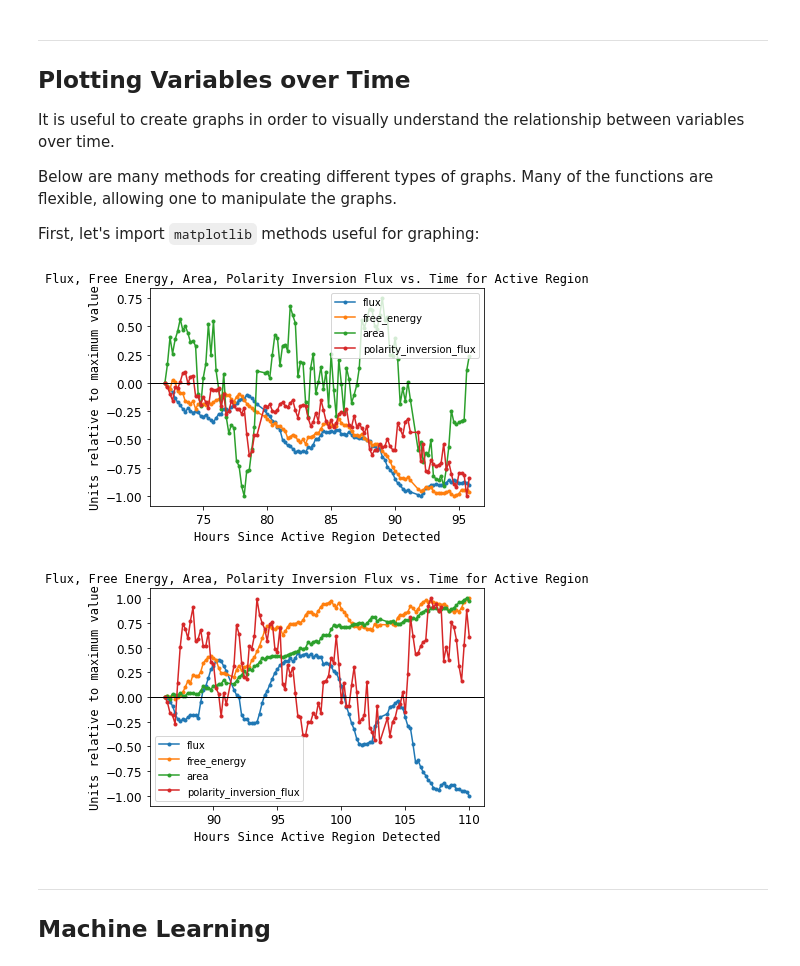
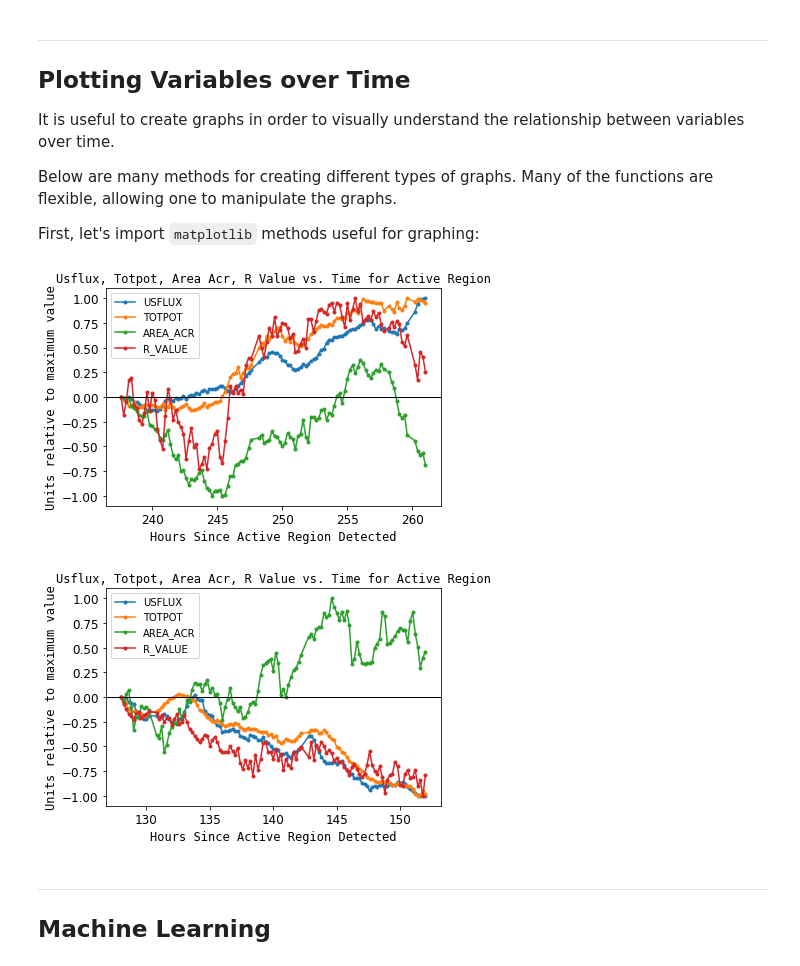
Before and after one commit to lucaspauker/hmi-time-series-analysis, a Jupyter notebook: time_series_data_analysis.ipynb, the cells around one changed output. Saved outputs shown, nothing was run; the diff lists cells and outputs as text; code cells hidden in the pictures.

Commit message:
Working notebook with all data outputted

```diff
--- a/time_series_data_analysis.ipynb
+++ b/time_series_data_analysis.ipynb
@@ -183,3 +153,17 @@ def read_data(harp_id):
+# %%
+def read_data(harp_id):
+    '''This method reads the data from ./data/[harp_id].csv, and returns a pandas
+    DataFrame with two columns: time since the beginning of the active region data,
+    and unsigned flux.
+    '''
+    filename = './data/' + str(harp_id) + '.csv'
+    df = pandas.read_csv(filename)
+    df.TRUE_TIME = df.TRUE_TIME.map(convert_tai_to_datetime)
+    for i, row in df.iterrows():
+        if 'MISSING' in row.values:
+            df = df.drop(i)
+    df = df.reset_index()
+    return df
 # %%
 def get_flare_data_from_database(t_start, t_end, min_event):
     '''This helper method accesses data from the GOES database. It returns
@@ -363,20 +347,18 @@ def get_segmented_data(harp_ids, flare_data, flare_time_dict, n=None,
         n = len(flare_data) * 5  # Pick a large number
         num_samples_per_datapoint = 10 # Number of negative samples from each region
 
-    def get_data_point(time_data, flare_time):
-        '''Given a harp_id, returns a dictionary with following keys: time, flux,
-        free energy, area, and polarity_inversion_line, mapping each to the values
-        corresponding to the harp_id.
+    def get_data_point(keys, flare_time):
+        '''Given the keys data and a flare time, returns a dictionary with SHARP
+        variables as keys, mapping each to the values corresponding to the harp_id.
+        The data is given for all data points num_hours before the flare_time.
         '''
         data_point = []
-        for i, time in enumerate(time_data):
+        #print(keys)
+        for i, time in enumerate(keys.TIME):
             if time <= flare_time and time >= flare_time - num_hours:
-                data_point.append({'time': time,
-                                   'flux': keys.USFLUX[i],
-                                   'free_energy': keys.TOTPOT[i],
-                                   'area': keys.AREA_ACR[i],
-                                   'polarity_inversion_flux': keys.R_VALUE[i]})
-        if not data_point or data_point[-1]['time'] - data_point[0]['time'] < num_hours - 1: # Insufficient data
+                data_point.append(keys.iloc[i])
+        #print(data_point[-1]['TIME'])
+        if not data_point or data_point[-1]['TIME'] - data_point[0]['TIME'] < num_hours - 1:
             return None
         return data_point
 
@@ -416,7 +398,7 @@ def get_segmented_data(harp_ids, flare_data, flare_time_dict, n=None,
             # data that has flare outside of the dataset since the data was cleaned in
             # the downloading data section.
             if flare_time - keys.TIME[0] < num_hours or flare_time > keys.TIME.iloc[-1]: continue
-            data_point = get_data_point(keys.TIME, flare_time)
+            data_point = get_data_point(keys, flare_time)
             if data_point:
                 harp_list.append(harp_id)
                 x_data.append(data_point)
@@ -426,7 +408,7 @@ def get_segmented_data(harp_ids, flare_data, flare_time_dict, n=None,
         for _ in range(num_samples_per_datapoint):
             if not contains_nonflaring_24hrs(keys.TIME, flare_data): break
             flare_time = get_random_flare_time(keys.TIME, flare_data)
-            data_point = get_data_point(keys.TIME, flare_time)
+            data_point = get_data_point(keys, flare_time)
             if not data_point: break
 
             harp_list.append(harp_id)
@@ -495,7 +499,7 @@ def plot_graph(x, y, x_label, y_label, title, clr=None, scatter=False,
     ax.set_title(title, **text_style)
     if label: plt.legend()
 # %%
-def plot_segmented_graphs(seg_x, seg_y, variables=['flux'], flare=True, n=5,
+def plot_segmented_graphs(seg_x, seg_y, variables=['US_FLUX'], flare=True, n=5,
                           color=None, delta=True, scale=False):
     '''This method plots n random graphs that correspond to flaring active regions
     if flare is True, and non-flaring active regions if flare is False.
@@ -519,7 +523,7 @@ def plot_segmented_graphs(seg_x, seg_y, variables=['flux'], flare=True, n=5,
             else:
                 max_data = max(max(var_data), abs(min(var_data))) / 1e22
             for data_pt in seg_data:
-                x_data.append(data_pt['time'])
+                x_data.append(data_pt['TIME'])
                 y_pt = data_pt[variable] / 1e22
                 if delta:
                     y_pt -= start_data / 1e22
@@ -535,10 +539,10 @@ def plot_segmented_graphs(seg_x, seg_y, variables=['flux'], flare=True, n=5,
 # %%
 num_graphs = 2
 plot_segmented_graphs(seg_x, seg_y, scale=True, flare=True, n=num_graphs,
-                      variables=['flux', 'free_energy', 'area', 'polarity_inversion_flux'])
+                      variables=['USFLUX', 'TOTPOT', 'AREA_ACR', 'R_VALUE'])
 # %% [output]
-[figure, old version]
+[figure, new version]
-[figure, old version]
+[figure, new version]
 # %% [markdown]
 ---
 ## Machine Learning
```
Also changed, not shown: parts of 32 cells of this notebook.
